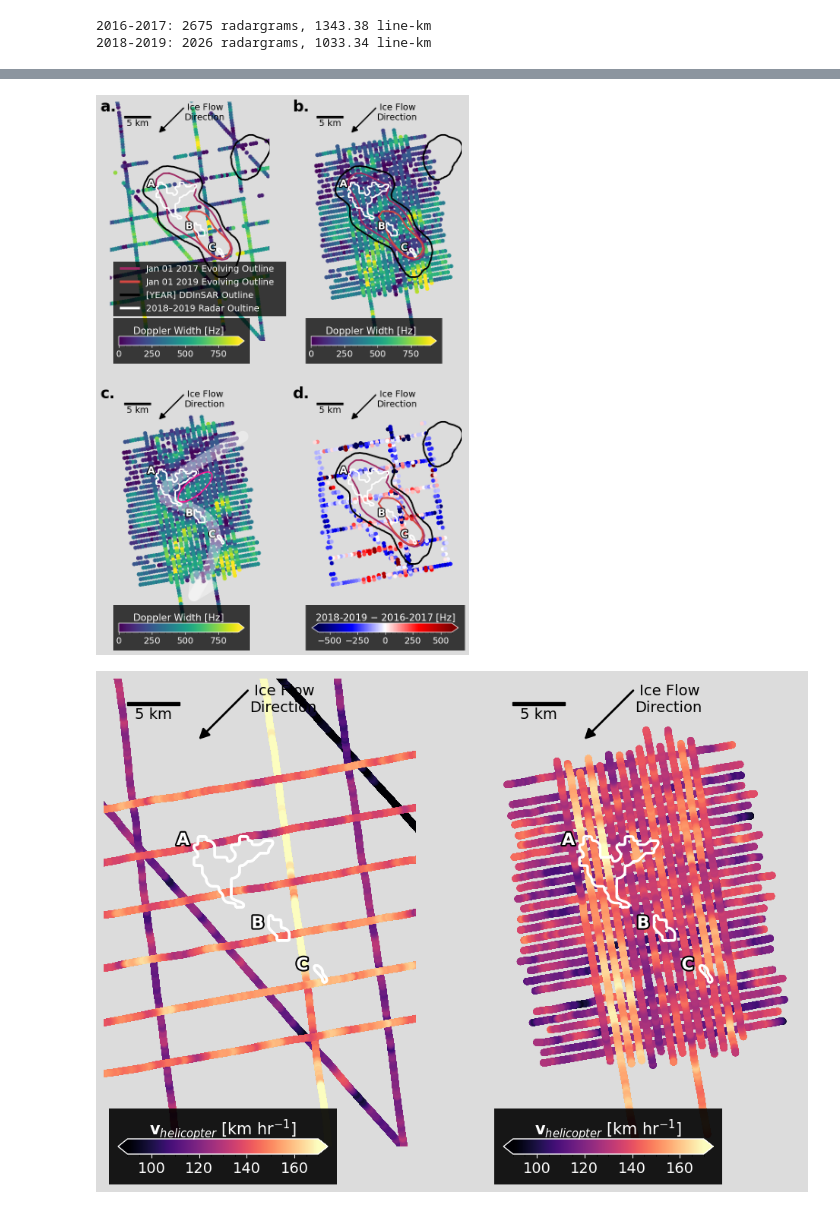
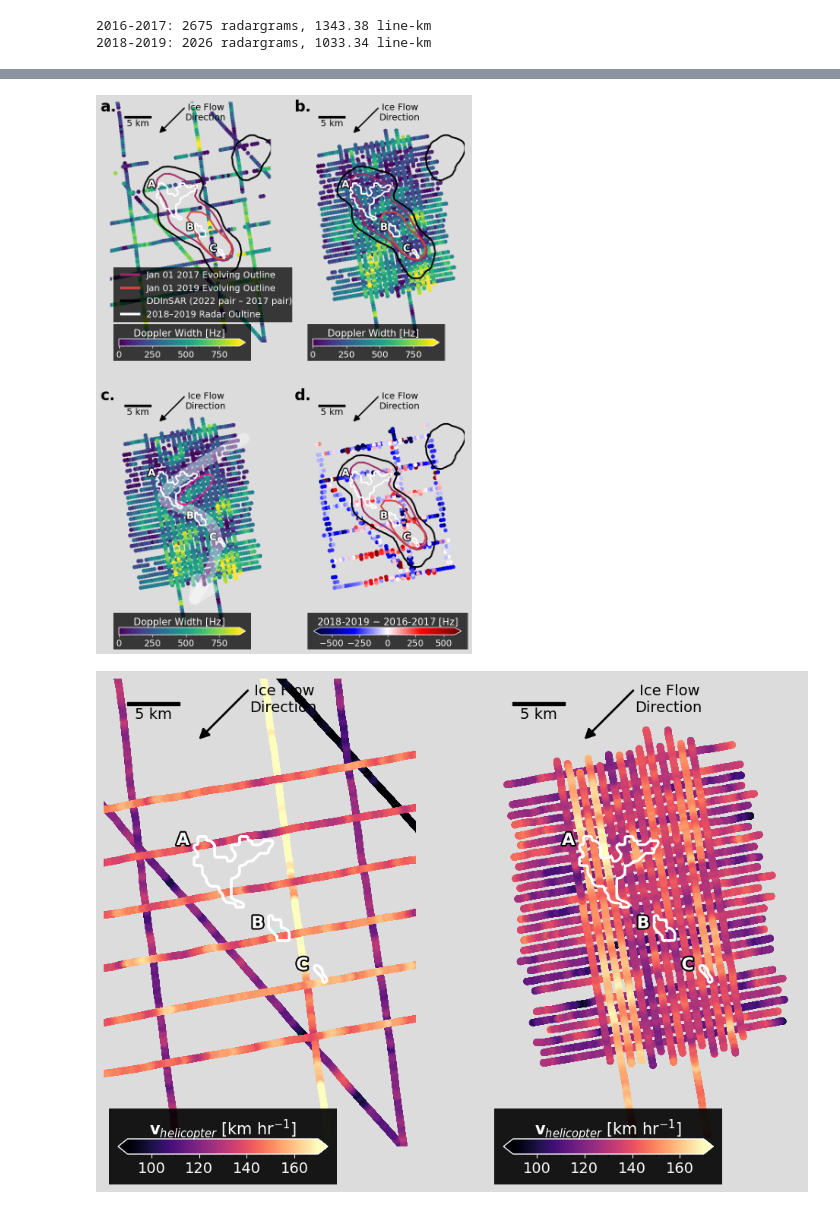
Before and after one commit to zsk4/DavidSpecularity, a Jupyter notebook: Figure4,S3,S4/Figure4,S3,S4.ipynb, the cells around one changed output, grey strips where cells are left out. Saved outputs shown, nothing was run; the diff lists cells and outputs as text; code cells hidden in the pictures.

Commit message:
chore: update legends

```diff
--- a/Figure4,S3,S4/Figure4,S3,S4.ipynb
+++ b/Figure4,S3,S4/Figure4,S3,S4.ipynb
@@ -425,7 +425,7 @@ def common_panel_elements(ax, plot_dict, rad_vel):
 
     # Add colorbar
     k_cbar_anchor = (0,0)
-    cbbox = inset_axes(ax, width=3,height=1,
+    cbbox = inset_axes(ax, width=3,height=0.8,
                     bbox_to_anchor=k_cbar_anchor,
                     bbox_transform=ax.transAxes, loc="center left")
     [cbbox.spines[k].set_visible(False) for k in cbbox.spines]
@@ -605,8 +605,8 @@ sm = cm.ScalarMappable(norm=norm, cmap=cmap)
 common_panel_elements(ax1, plotting_dict, offset_video_radargrams_1617)
 colors_plotted = plot_outlines(ax1, evolving_outlines, DDInSAR_outlines, idx_1617, idx_1819)
 
-k_cbar_anchor = (0,0.09) # Bottom right of ax1
-cbbox = inset_axes(ax1, width=3.8,height=1.2,
+k_cbar_anchor = (0,0.07) # Bottom right of ax1
+cbbox = inset_axes(ax1, width=3.9,height=1.2,
                 bbox_to_anchor=k_cbar_anchor,
                 bbox_transform=ax1.transAxes, loc="lower left")
 [cbbox.spines[k].set_visible(False) for k in cbbox.spines]
@@ -625,7 +625,7 @@ cbbox.set_facecolor([0,0,0,0.75])
 handles = [
     Line2D([0], [0], color=colors_plotted[0], lw=4, label='Jan 01 2017 Evolving Outline'),
     Line2D([0], [0], color=colors_plotted[1], lw=4, label='Jan 01 2019 Evolving Outline'),
-    Line2D([0], [0], color=colors_plotted[2], lw=4, label='[YEAR] DDInSAR Outline'),
+    Line2D([0], [0], color=colors_plotted[2], lw=4, label='DDInSAR (2022 pair – 2017 pair)'),
     Line2D([0], [0], color=colors_plotted[3], lw=4, label='2018\u20132019 Radar Oultine'),
 ]
 
@@ -714,7 +714,7 @@ ax4.set_yticks([])
 
 # Add colorbar
 k_cbar_anchor = (0,0)
-cbbox = inset_axes(ax4, width=3.5,height=1,
+cbbox = inset_axes(ax4, width=3.5,height=0.8,
                 bbox_to_anchor=k_cbar_anchor,
                 bbox_transform=ax4.transAxes, loc="center left")
 [cbbox.spines[k].set_visible(False) for k in cbbox.spines]
@@ -752,34 +752,34 @@ xy=(659000, -1436000),      # Tip
 xytext=(664000, -1431000),  # Tail
 arrowprops=dict(
     arrowstyle='-|>',
     color='black',
     lw=2,
     mutation_scale=20 ,
 ),
 transform=ps71_projection,
 zorder=10
 )
 ax4.text(664000, -1432000, ' Ice Flow\nDirection',
     fontsize=14, color='black', ha='left', va='center',zorder=10)
 
 bbox = [650000,-1475000,680000,-1430000] #David_SGL2_full extent
 ax4.set_xlim(bbox[0],bbox[2])
 ax4.set_ylim(bbox[1],bbox[3])
 
 plot_outlines(ax4, evolving_outlines, DDInSAR_outlines, idx_1617, idx_1819)
 
 # Set background gainsboro
 fig.patch.set_facecolor('gainsboro')
 
 ax1.text(-0.06, 1.01, 'a.', transform=ax1.transAxes, fontsize=24, fontweight='bold', va='top', ha='left', color='black')
 ax2.text(-0.06, 1.01, 'b.', transform=ax2.transAxes, fontsize=24, fontweight='bold', va='top', ha='left', color='black')
 ax3.text(-0.06, 1.01, 'c.', transform=ax3.transAxes, fontsize=24, fontweight='bold', va='top', ha='left', color='black')
 ax3.text(-0.06, 1.01, 'd.', transform=ax4.transAxes, fontsize=24, fontweight='bold', va='top', ha='left', color='black')
 
 
 fig.savefig(os.path.join(outdir, 'Figure4.png'), dpi=300, bbox_inches='tight')
 # %% [output]
-[figure, old version]
+[figure, new version]
 # %%
 ## Figure S3 ##
 # Velocity plots
```
Also changed, not shown: 4 other files.
